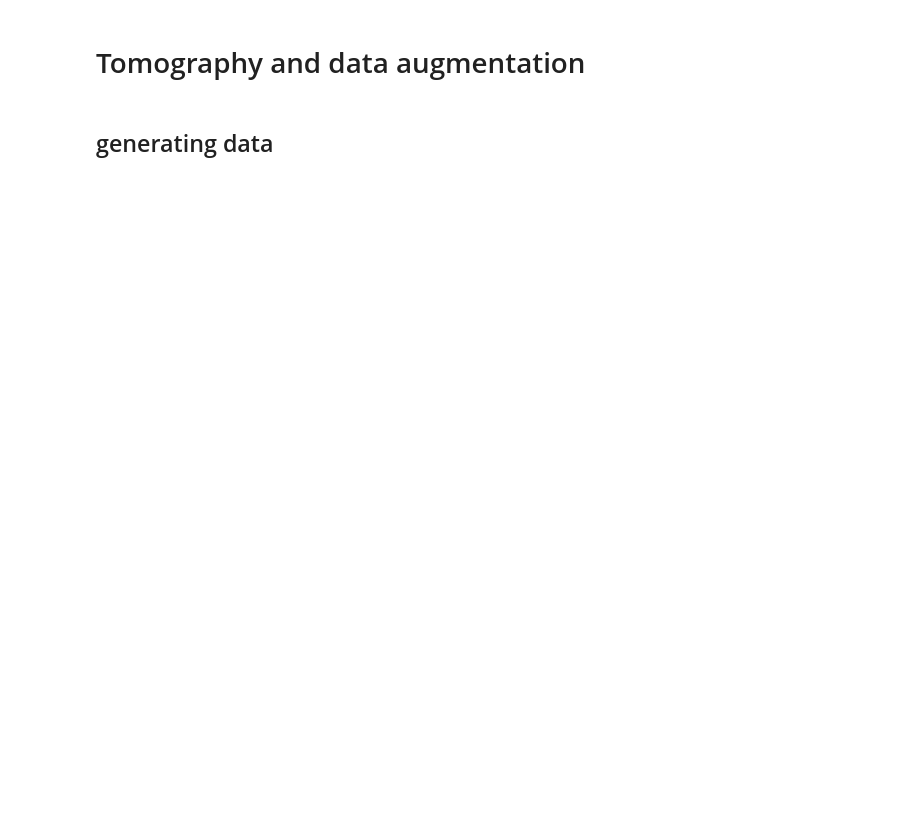
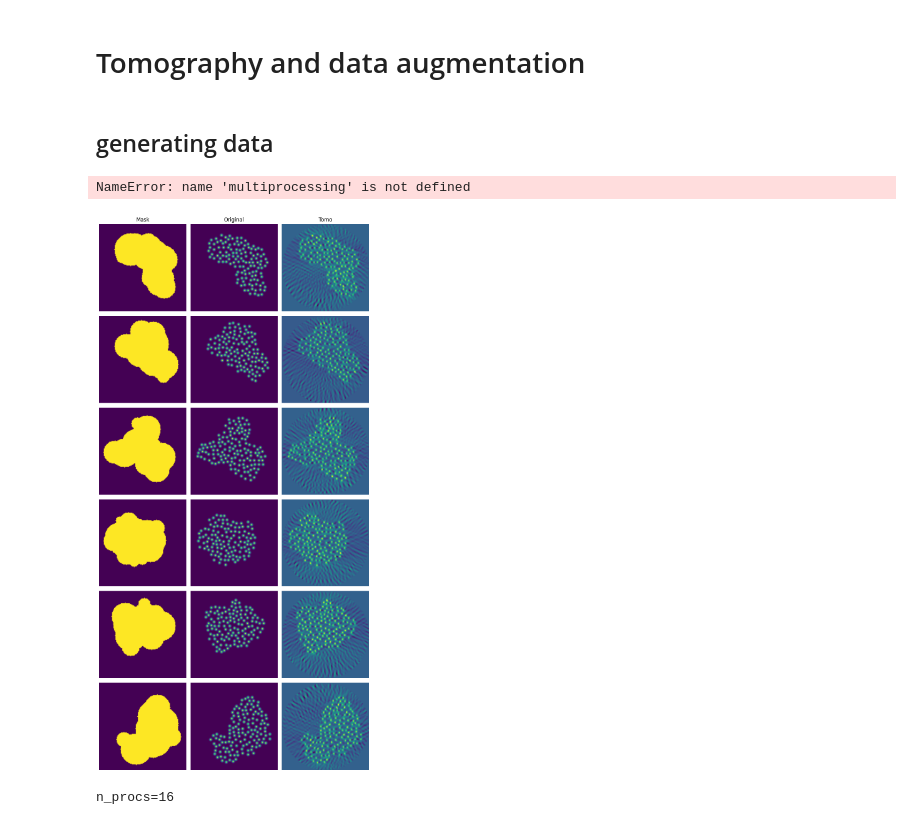
Before and after one commit to pco0511/ph413-comp-ph, a Jupyter notebook: homeworks/HW10/generate_data.ipynb, the cells around one changed output. Cells and saved outputs as stored; diff of their text form; code cells hidden in the pictures; blank space fills up the shorter version.

```diff
--- a/homeworks/HW10/generate_data.ipynb
+++ b/homeworks/HW10/generate_data.ipynb
@@ -3,13 +3,18 @@
 # %% [markdown]
 ## generating data
 # %%
+import os
+import multiprocessing
+multiprocessing.set_start_method('fork')
+from multiprocessing import Pool
 import numpy as np
 from matplotlib import pyplot as plt
 from scipy import ndimage, datasets, interpolate
 import scipy as sp
 import tqdm
-import os
 
 from utils.image import *
-import radon_transformation
+from utils.radon_transformation import *
+# %% [output]
+NameError: name 'multiprocessing' is not defined
 # %%
@@ -49,0 +46,29 @@ crop_half_width = 3  # pixels
+# %%
+N = 6
+gt_images, gt_masks, gt_pos_list = create_data(
+    shape_cfg,
+    atom_cfg,
+    num_data=N
+)
+data_images = create_data_from_gt(gt_images, tomo_cfg)
+# %%
+idx = 0
+
+fig, axes = plt.subplots(N, 3, figsize=(9, N * 3))
+
+axes[0][0].set_title(f"Mask")
+axes[0][1].set_title(f"Original")
+axes[0][2].set_title(f"Tomo")
+
+for idx in range(N):
+    axes[idx][0].imshow(gt_masks[idx])
+    axes[idx][1].imshow(gt_images[idx])
+    axes[idx][2].imshow(data_images[idx])
+
+for ax in axes.flatten():
+    ax.axis('off')
+
+plt.tight_layout()
+plt.show()
+# %% [output]
+[figure, added]
@@ -49,0 +129,5 @@ crop_half_width = 3  # pixels
+# %%
+for label, num in zip(data_labels, num_data):
+    generate_and_save(label, num)
+# %% [output]
+n_procs=16
```
Also changed, not shown: parts of 4 cells of this notebook, 8 other files.
